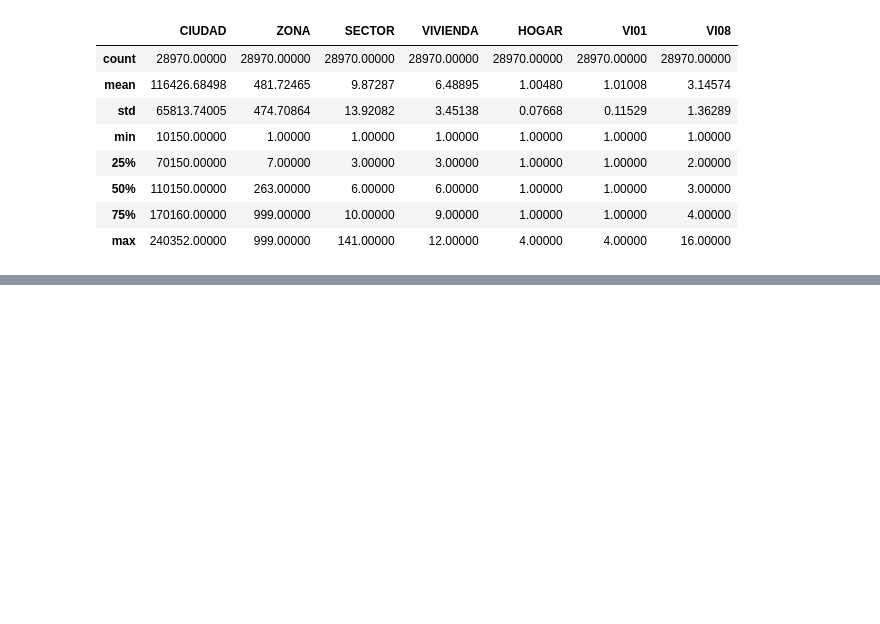
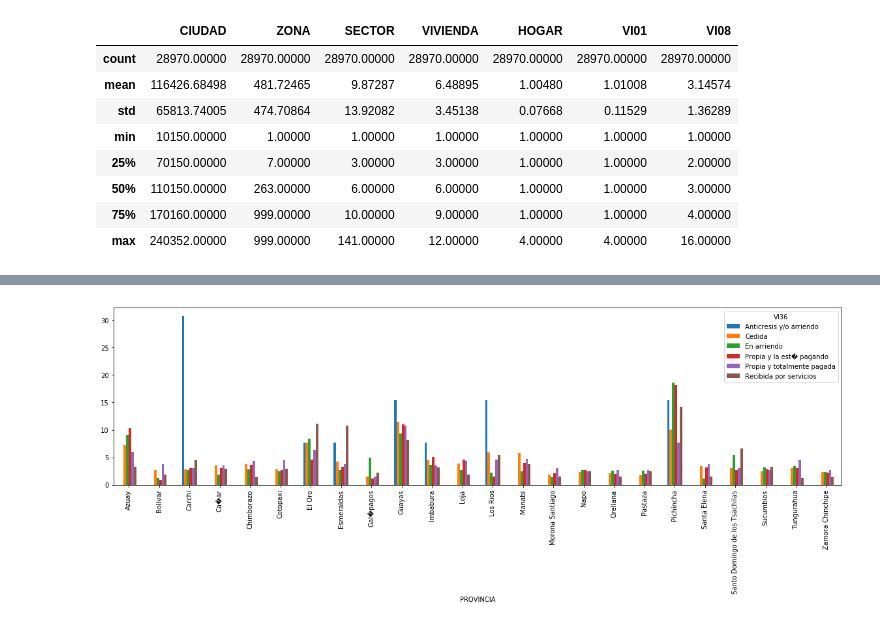
Before and after one commit to programacion-taw-utpl-001/trabajo-final-primer-bimestre-final-009, a Jupyter notebook: Trabajo Final.ipynb, the cells around one changed output, grey strips where cells are left out. Saved outputs shown, nothing was run; the diff lists cells and outputs as text; code cells hidden in the pictures; blank space fills up the shorter version.

```diff
--- a/Trabajo Final.ipynb
+++ b/Trabajo Final.ipynb
@@ -130,0 +265,8 @@ datos_z7.plot()
+# %%
+# Gráfico de barras de las frecuencias relativas de tipo de vivienda
+
+viviendas = pd.crosstab(index=datos['PROVINCIA'],
+            columns=datos['VI36']).apply(lambda r: r/r.sum() *100,
+                                              axis=0).plot(kind='bar',figsize=(20,5))
+# %% [output]
+[figure, added]
```
Also changed, not shown: parts of 45 cells of this notebook, 1 other file.
